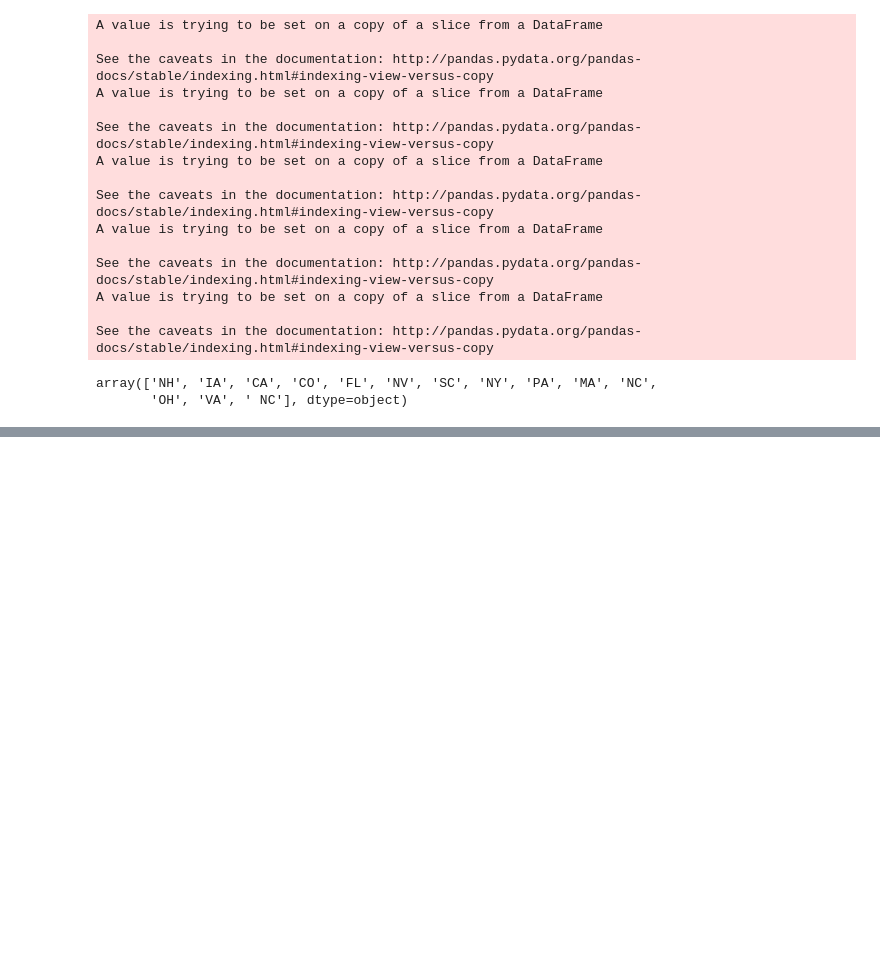
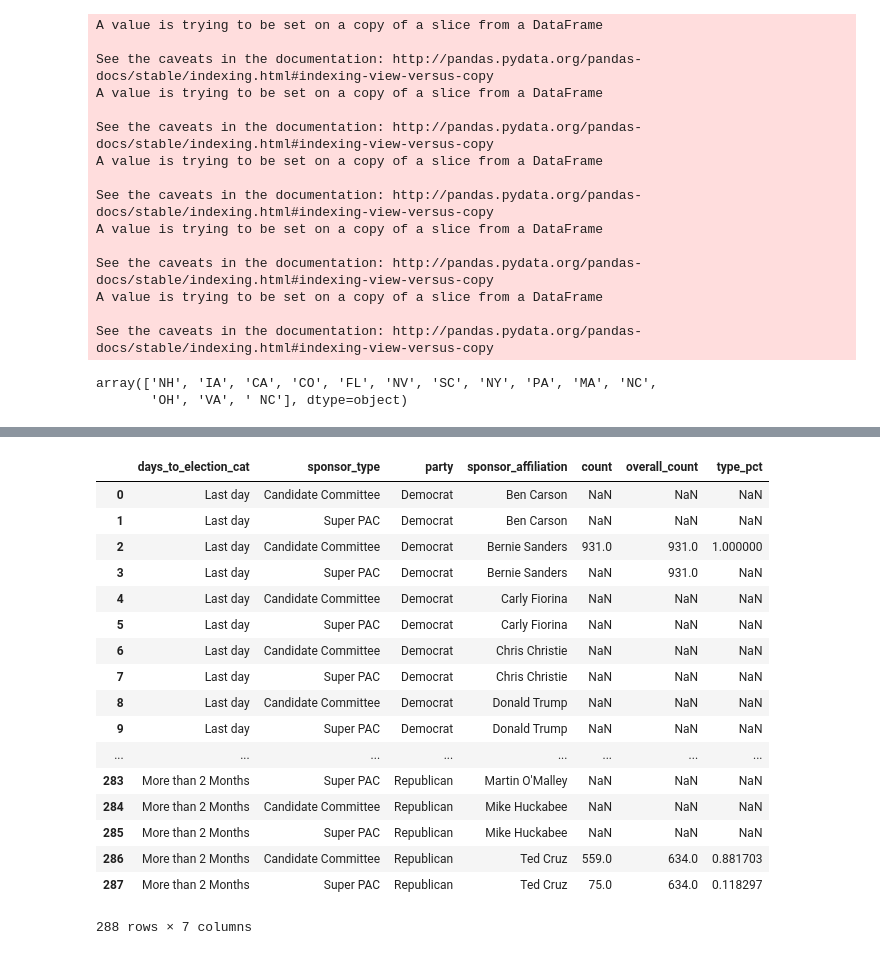
Before and after one commit to CHABOBO/project_ad_el_archive, a Jupyter notebook: project_2_read-OW_edit.ipynb, the cells around one changed output, grey strips where cells are left out. Cells and saved outputs as stored; diff of their text form; code cells hidden in the pictures; blank space fills up the shorter version.

```diff
--- a/project_2_read-OW_edit.ipynb
+++ b/project_2_read-OW_edit.ipynb
@@ -308,0 +532,23 @@ array(['NH', 'IA', 'CA', 'CO', 'FL', 'NV', 'SC', 'NY', 'PA', 'MA', 'NC',
+# %%
+#3
+#Election Days
+df['election_day']=new_hampshire
+df['election_day'][df['state']=='IA']=iowa
+df['election_day'][df['state']=='CA']=california
+df['election_day'][df['state']=='CO']=colorado
+df['election_day'][df['state']=='FL']=florida
+df['election_day'][df['state']=='NV']=nevada
+df['election_day'][df['state']=='SC']=south_carolina
+df['election_day'][df['state']=='NY']=new_york
+df['election_day'][df['state']=='PA']=pennsylvania
+df['election_day'][df['state']=='MA']=massachusetts
+
+#Ad Date
+def stripdate(item):
+    return item.date()
+df['ad_date']=df['start_time'].apply(stripdate)
+
+#Days Until Election
+df['days_to_election']= abs(df['election_day']-df['ad_date'])
+
+df['days_to_election_num']=(df['days_to_election'] / np.timedelta64(1, 'D')).astype(int)
@@ -308,0 +585,7 @@ array(['NH', 'IA', 'CA', 'CO', 'FL', 'NV', 'SC', 'NY', 'PA', 'MA', 'NC',
+# %%
+#Binning Length of time Categories
+dateranges=[0,1,7,14,31,62,245]
+datelabels=['Last day','Last Week','7-14 Days','14-31 Days','1-2 Months','More than 2 Months']
+
+df['days_to_election_cat'] = pd.cut(df.days_to_election_num, dateranges, labels=datelabels).astype('category')
+df
@@ -308,0 +708,33 @@ array(['NH', 'IA', 'CA', 'CO', 'FL', 'NV', 'SC', 'NY', 'PA', 'MA', 'NC',
+# %%
+#By Candidate
+dfq35=df.groupby(['days_to_election_cat','sponsor_type','party','sponsor_affiliation']).sum()
+dfq35.drop(['wp_identifier','cycle','market_count','days_to_election_num'],axis=1,inplace=True)
+dfq35.reset_index(level=[0,1,2,3],inplace=True)
+
+dfq36=df.groupby(['days_to_election_cat','party','sponsor_affiliation']).sum()
+dfq36.rename(columns={'count':'overall_count'},inplace=True)
+dfq36.drop(['wp_identifier','cycle','market_count','days_to_election_num'],axis=1,inplace=True)
+dfq36.reset_index(level=[0,1,2],inplace=True)
+
+dfq3_candidate= dfq35.merge(dfq36,left_on=['days_to_election_cat','party','sponsor_affiliation'], right_on=['days_to_election_cat','party','sponsor_affiliation'])
+dfq3_candidate['type_pct']=dfq3_candidate['count']/dfq3_candidate['overall_count']
+dfq3_candidate
+# %% [output]
+|  | days_to_election_cat | sponsor_type | party | sponsor_affiliation | count | overall_count | type_pct |
+| 0 | Last day | Candidate Committee | Democrat | Ben Carson | NaN | NaN | NaN |
+| 1 | Last day | Super PAC | Democrat | Ben Carson | NaN | NaN | NaN |
+| 2 | Last day | Candidate Committee | Democrat | Bernie Sanders | 931.0 | 931.0 | 1.000000 |
+| 3 | Last day | Super PAC | Democrat | Bernie Sanders | NaN | 931.0 | NaN |
+| 4 | Last day | Candidate Committee | Democrat | Carly Fiorina | NaN | NaN | NaN |
+| 5 | Last day | Super PAC | Democrat | Carly Fiorina | NaN | NaN | NaN |
+| 6 | Last day | Candidate Committee | Democrat | Chris Christie | NaN | NaN | NaN |
+| 7 | Last day | Super PAC | Democrat | Chris Christie | NaN | NaN | NaN |
+| 8 | Last day | Candidate Committee | Democrat | Donald Trump | NaN | NaN | NaN |
+| 9 | Last day | Super PAC | Democrat | Donald Trump | NaN | NaN | NaN |
+| ... | ... | ... | ... | ... | ... | ... | ... |
+| 283 | More than 2 Months | Super PAC | Republican | Martin O'Malley | NaN | NaN | NaN |
+| 284 | More than 2 Months | Candidate Committee | Republican | Mike Huckabee | NaN | NaN | NaN |
+| 285 | More than 2 Months | Super PAC | Republican | Mike Huckabee | NaN | NaN | NaN |
+| 286 | More than 2 Months | Candidate Committee | Republican | Ted Cruz | 559.0 | 634.0 | 0.881703 |
+| 287 | More than 2 Months | Super PAC | Republican | Ted Cruz | 75.0 | 634.0 | 0.118297 |
+288 rows × 7 columns
```
Also changed, not shown: parts of 26 cells of this notebook.
